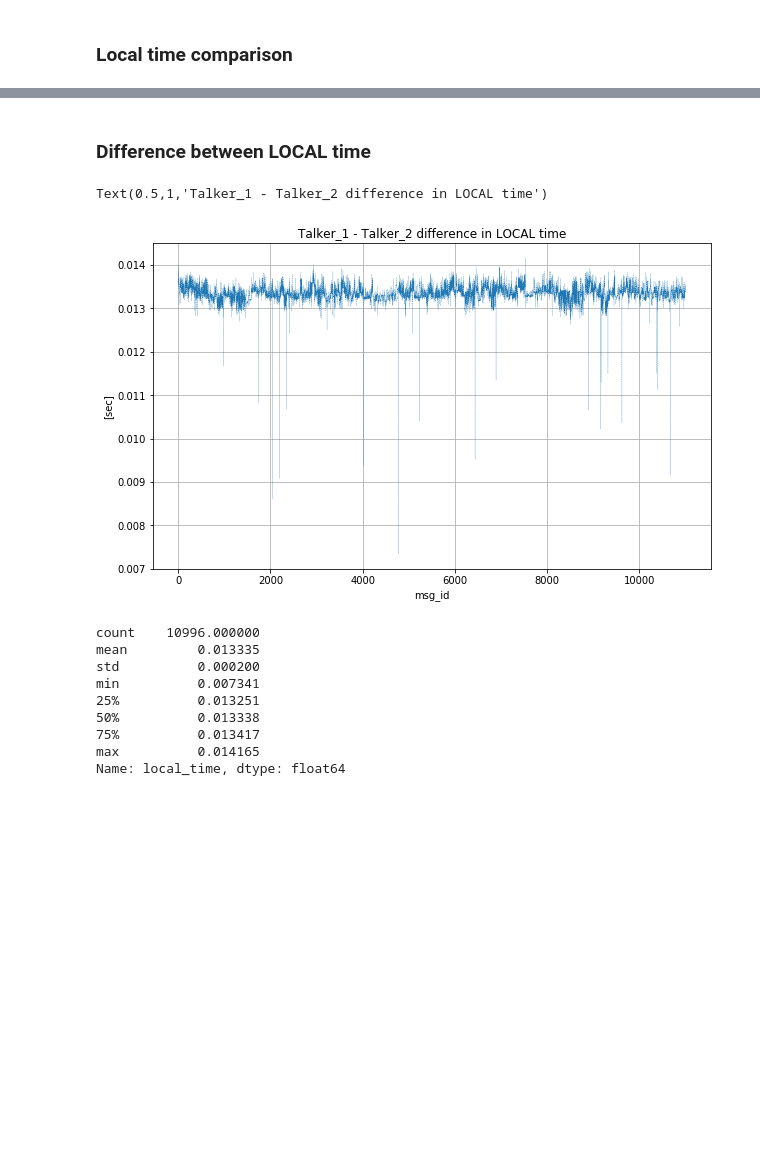
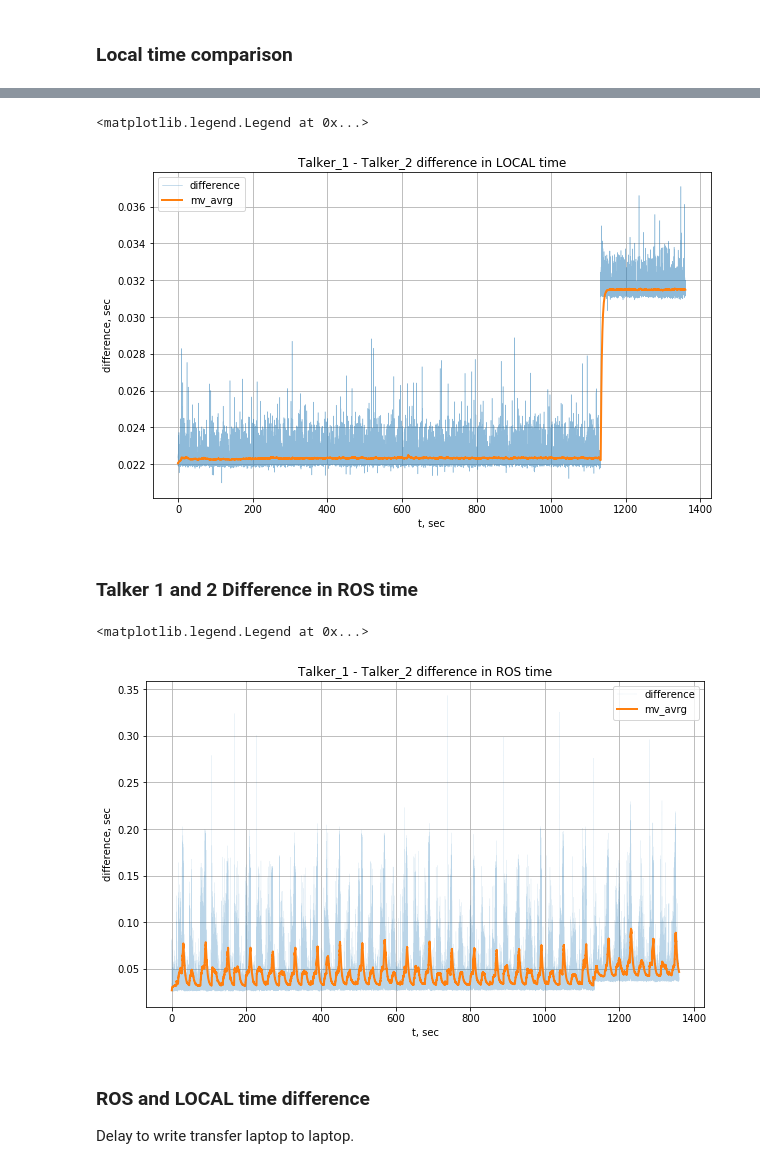
Before and after one commit to zhanibekrysbek/time_synchronization, a Jupyter notebook: notebooks/extract_time_stats.ipynb, the cells around one changed output, grey strips where cells are left out. Drawn from its saved outputs; the diff is of its cells as text; code cells hidden in the pictures; blank space fills up the shorter version.

```diff
--- a/notebooks/extract_time_stats.ipynb
+++ b/notebooks/extract_time_stats.ipynb
@@ -135,28 +159,52 @@ Name: ros_time, dtype: float64
-# %% [markdown]
-### Difference between LOCAL time
-# %%
-plt.figure(figsize=(10,6))
-
-ldif = df1.local_time-df2.local_time
-
-plt.plot(ldif, '-.', LineWidth=.2)
-plt.grid()
-
-plt.xlabel('msg_id')
-plt.ylabel('[sec]')
-plt.title('Talker_1 - Talker_2 difference in LOCAL time')
-# %% [output]
-Text(0.5,1,'Talker_1 - Talker_2 difference in LOCAL time')
-[figure, removed]
-# %%
-ldif.describe()
-# %% [output]
-count    10996.000000
-mean         0.013335
-std          0.000200
-min          0.007341
-25%          0.013251
-50%          0.013338
-75%          0.013417
-max          0.014165
-Name: local_time, dtype: float64
+# %%
+# The difference plot in Local time btwn Talker 1 and Talker 2
+ldif = np.array(df2.local_time - df1.local_time)
+ldif = ldif[~np.isnan(ldif)]
+
+ldif_avrg = exp_moving_average(ldif, beta=0.999)
+
+plt.figure(figsize=(10,6))
+plt.plot(df1.x[:-ndif], ldif, LineWidth=.5, alpha=0.5)
+plt.plot(df1.x[:-ndif], ldif_avrg, LineWidth=2.)
+
+# plt.plot(np.log(np.arange(1,ldif_avrg.size+1)),ldif, '--', LineWidth=.5)
+# plt.plot(np.log(np.arange(1,ldif_avrg.size+1)), ldif_avrg, LineWidth=3.)
+
+plt.grid()
+
+plt.xlabel('t, sec')
+plt.ylabel('difference, sec')
+plt.title('Talker_1 - Talker_2 difference in LOCAL time')
+plt.legend(['difference', 'mv_avrg'])
+# %% [output]
+<matplotlib.legend.Legend at 0x...>
+[figure, added]
+# %% [markdown]
+### Talker 1 and 2 Difference in ROS time
+# %%
+
+rdif = np.array(df2.ros_time - df1.ros_time)
+rdif = rdif[~np.isnan(rdif)]
+
+rdif_avrg = exp_moving_average(rdif, beta=0.999)
+
+plt.figure(figsize=(10,6))
+plt.plot(df1.x[:-ndif], rdif, '--', LineWidth=.2, alpha=0.3)
+plt.plot(df1.x[:-ndif], rdif_avrg, LineWidth=2.)
+
+# plt.plot(np.log(np.arange(1,ldif_avrg.size+1)),ldif, '--', LineWidth=.5)
+# plt.plot(np.log(np.arange(1,ldif_avrg.size+1)), ldif_avrg, LineWidth=3.)
+
+plt.grid()
+
+plt.xlabel('t, sec')
+plt.ylabel('difference, sec')
+plt.title('Talker_1 - Talker_2 difference in ROS time')
+plt.legend(['difference', 'mv_avrg'])
+# %% [output]
+<matplotlib.legend.Legend at 0x...>
+[figure, added]
+# %% [markdown]
+### ROS and LOCAL time difference
+
+Delay to write transfer laptop to laptop.
```
Also changed, not shown: parts of 23 cells of this notebook, 28 other files.
